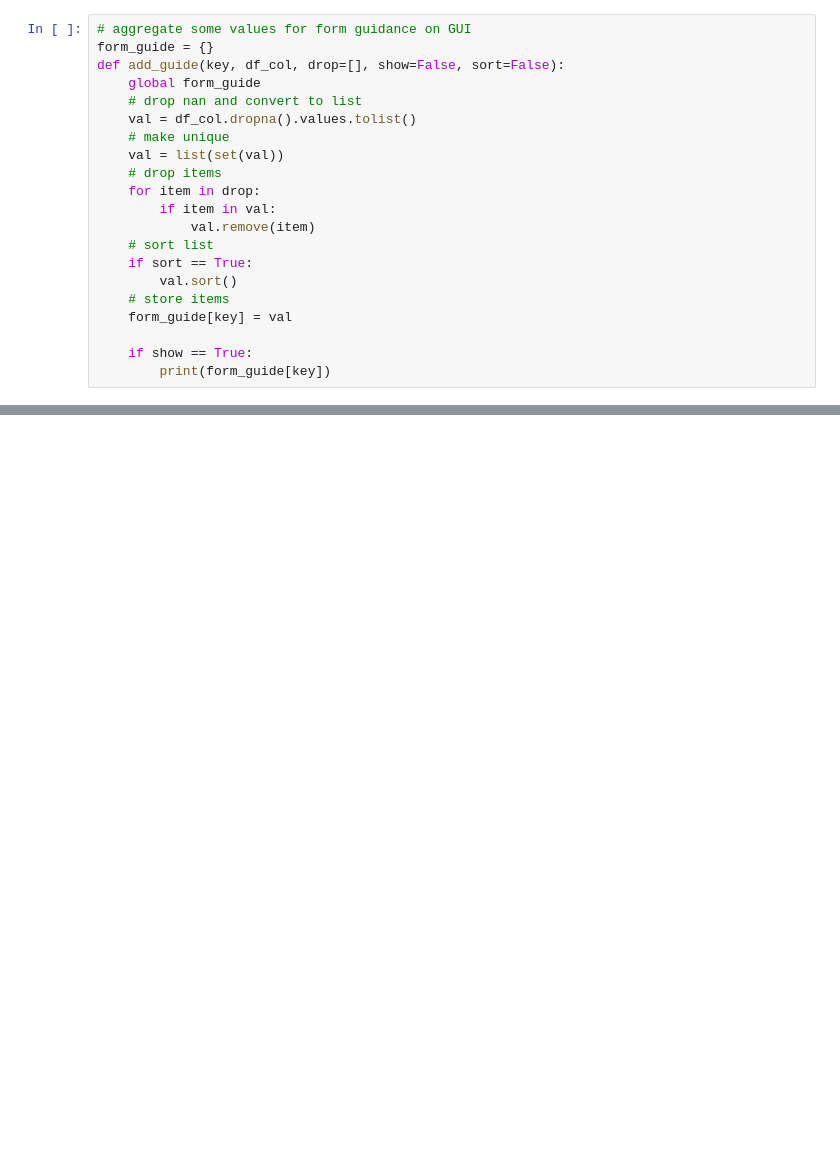
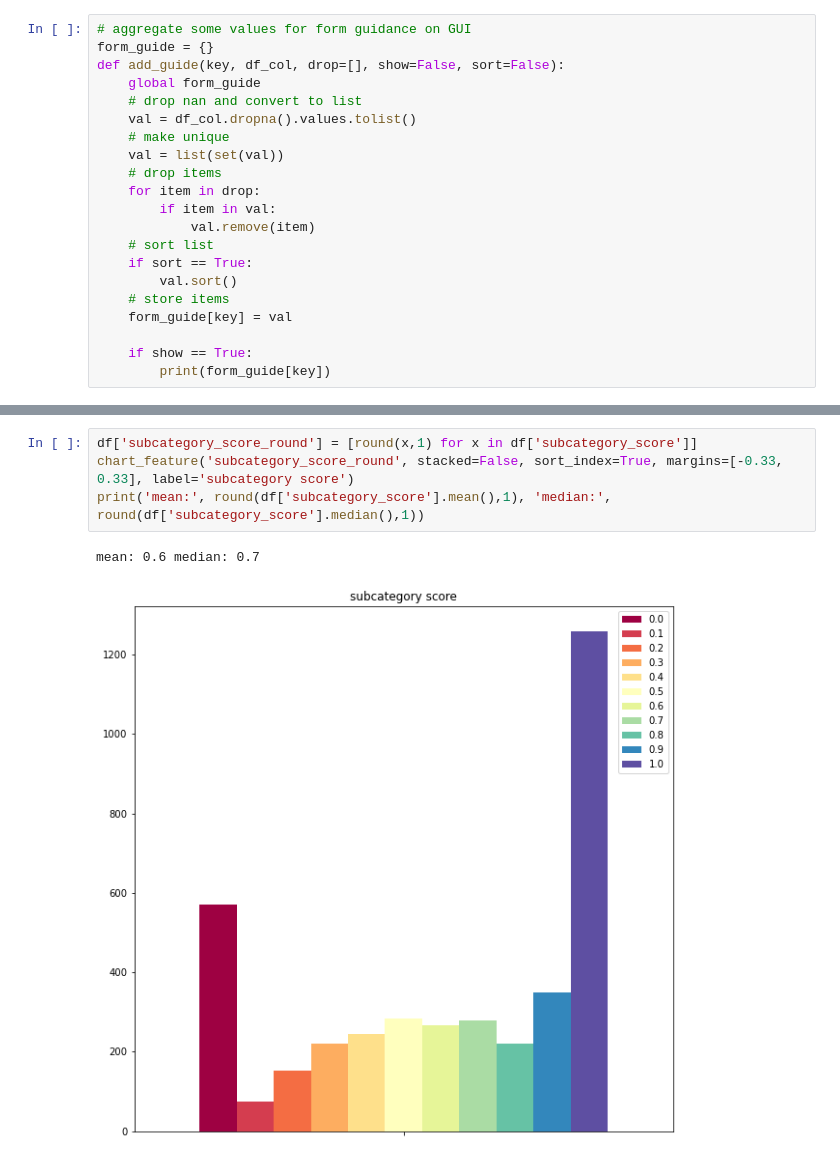
Before and after one commit to pepe-io/usecase2mlalg, a Jupyter notebook: scripts/91_visualize_collected_data.ipynb, the cells around one changed output, grey strips where cells are left out. Cells and saved outputs as stored; diff of their text form; blank space fills up the shorter version.

```diff
--- a/scripts/91_visualize_collected_data.ipynb
+++ b/scripts/91_visualize_collected_data.ipynb
@@ -427,0 +236,7 @@ chart_feature('runtime_cat_round', stacked=False, sort_index=True, truncate=60,
+# %%
+df['subcategory_score_round'] = [round(x,1) for x in df['subcategory_score']]
+chart_feature('subcategory_score_round', stacked=False, sort_index=True, margins=[-0.33, 0.33], label='subcategory score')
+print('mean:', round(df['subcategory_score'].mean(),1), 'median:', round(df['subcategory_score'].median(),1))
+# %% [output]
+mean: 0.6 median: 0.7
+[figure, added]
```
Also changed, not shown: parts of 60 cells of this notebook, 10 other files.
